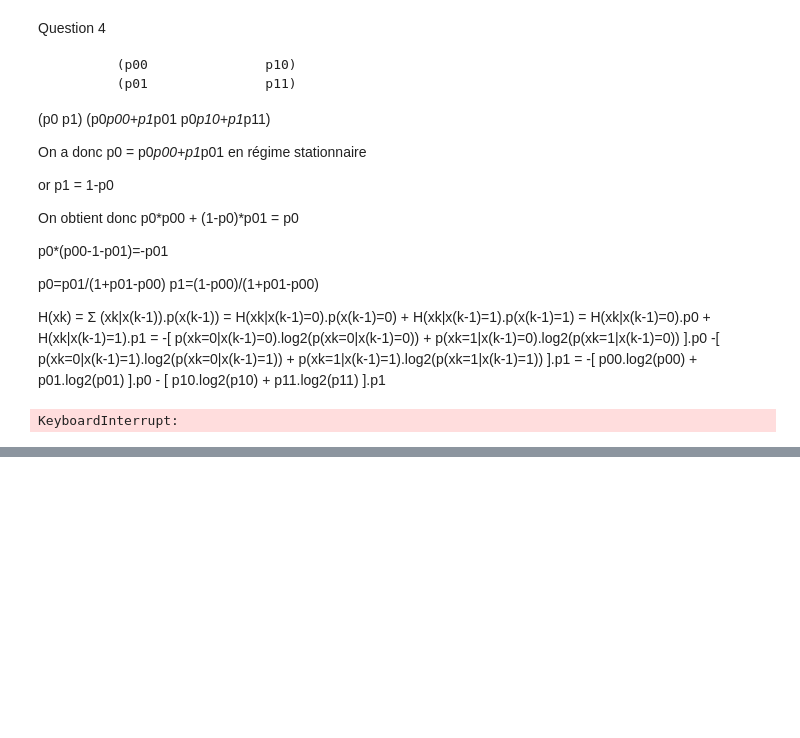
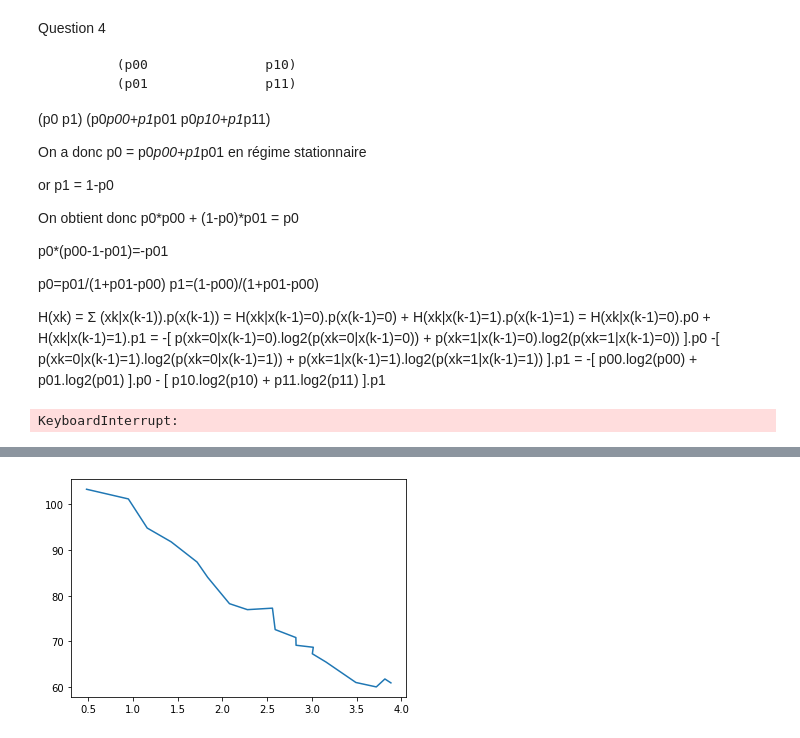
Before and after one commit to ValentinSre/TP, a Jupyter notebook: TCI/[TCI] TP.ipynb, the cells around one changed output, grey strips where cells are left out. Drawn from its saved outputs; the diff is of its cells as text; code cells hidden in the pictures; blank space fills up the shorter version.

```diff
--- a/TCI/[TCI] TP.ipynb
+++ b/TCI/[TCI] TP.ipynb
@@ -231,0 +195,12 @@ def codingRateRLETest(k):
+# %%
+#Question 4
+
+from sklearn.metrics import mean_squared_error
+import numpy as np
+
+def D(k):
+    (img, imgseg) = kMeansAlgo(k)
+    MSE = np.square(np.subtract(img,imgseg)).mean()
+    return MSE
+
+D(10)
@@ -314,0 +336,15 @@ def reconstructionImage(RLE, codebook):
+# %%
+# Question 5
+
+def courbeDR():
+    Lx = []
+    Ly = []
+    for k in range (2, 21):
+        Lx.append(R(k))
+        Ly.append(D(k))
+    plt.plot(Lx, Ly)
+    plt.show()
+
+courbeDR()
+# %% [output]
+[figure, added]
```
Also changed, not shown: parts of 12 cells of this notebook.
